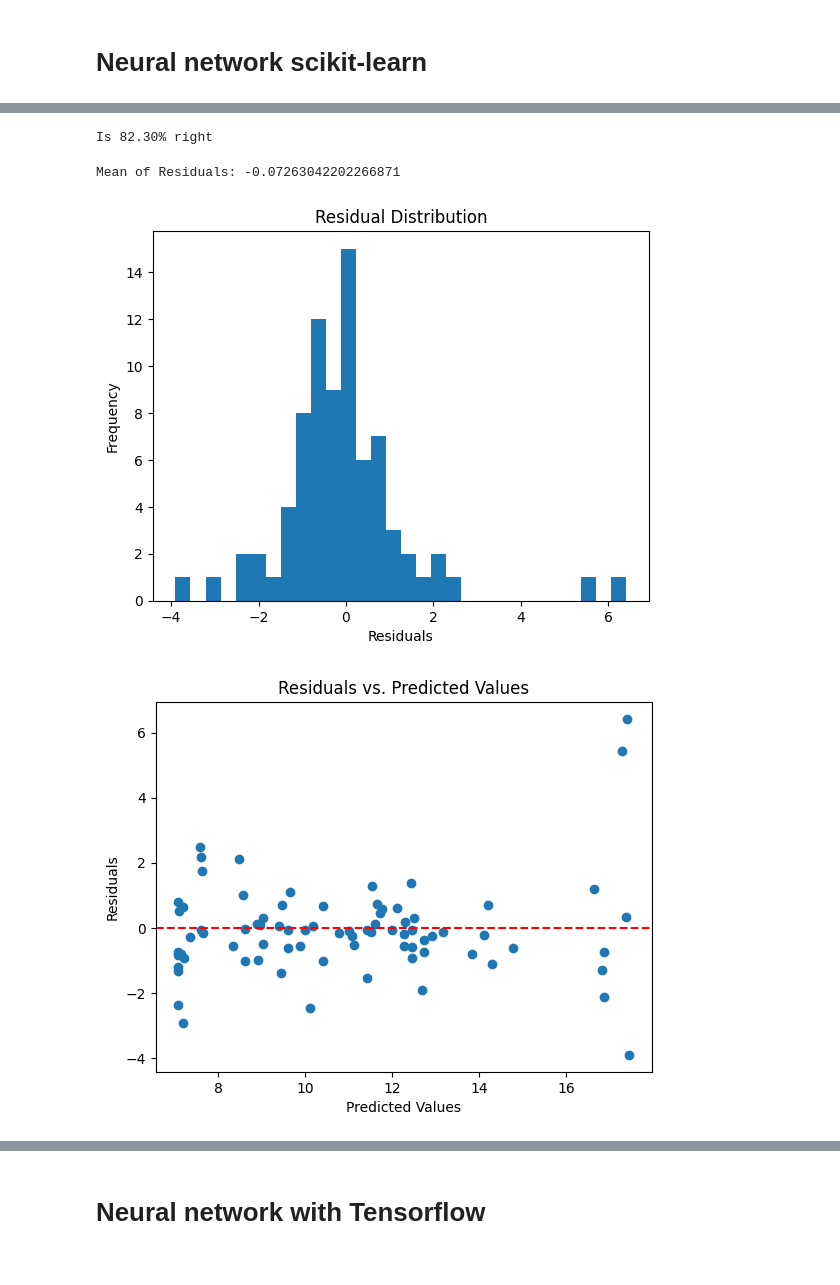
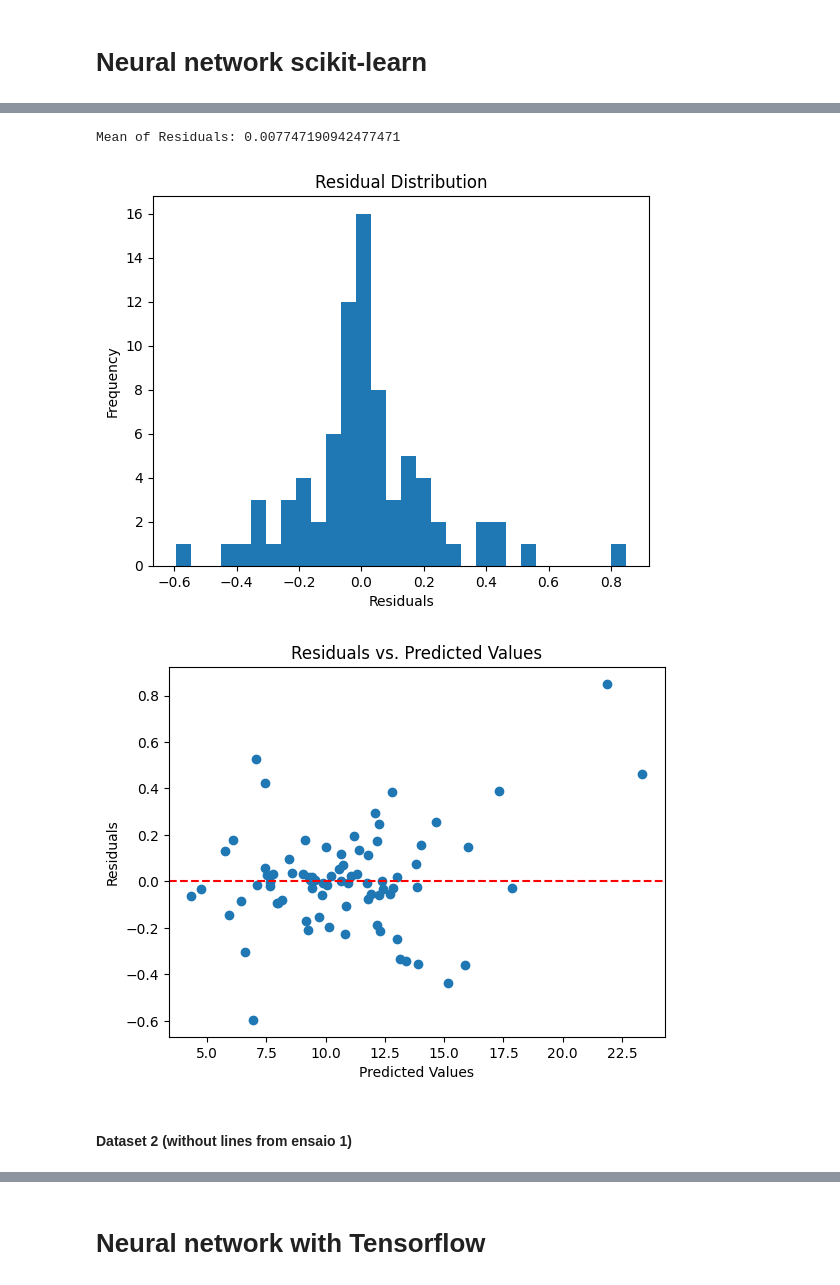
Before and after one commit to Raphael-Marchetti-Calciolari/projects-tcc-imt-2023, a Jupyter notebook: scripts/fixData.ipynb, the cells around one changed output, grey strips where cells are left out. Cells and saved outputs as stored; diff of their text form; code cells hidden in the pictures.

Commit message:
Adicionado teste em SVM Regressor, reorganizado nomes de variáveis e normalizado os dados

```diff
--- a/scripts/fixData.ipynb
+++ b/scripts/fixData.ipynb
@@ -77,8 +179,0 @@ strong multicollinearity or other numerical problems.
-# %%
-from sklearn.neural_network import MLPRegressor
-
-# Create the MLPRegressor and fit the data
-mlp = MLPRegressor()
-mlp.fit(X_, y_)
-
-mlp.score(X_, y_)
@@ -108,0 +217,9 @@ plt.show()
+# %%
+from sklearn.svm import SVR
+
+# Create the Support Vector Regressor and fit the data
+svm_model = SVR()
+svm_model.fit(df_1_X, df_1_y)
+
+score = svm_model.score(df_1_X, df_1_y)
+print(f'This model is {score*100:.2f}% right')
@@ -108,0 +230,10 @@ plt.show()
+# %%
+from sklearn.svm import SVR
+
+# Create the Support Vector Regressor and fit the data
+svm_model = SVR()
+svm_model.fit(df_2_X, df_2_y)
+
+
+score = svm_model.score(df_2_X, df_2_y)
+print(f'This model is {score*100:.2f}% right')
@@ -111,7 +246,7 @@ plt.show()
 # %%
 from sklearn.neural_network import MLPRegressor
 
-tries = int(1e3)
+tries = int(1e2)
 max_score = 0
 best_model = ''
 
@@ -121,17 +256,19 @@ for i in range(tries):
     mlp = MLPRegressor(
         hidden_layer_sizes=[50, 50, 50],
         activation='logistic',
-        max_iter=int(1e5))
+        max_iter=int(1e4))
 
     # Train the neural network
-    mlp.fit(X_, y_)
+    mlp.fit(df_1_X, df_1_y)
 
     # Make predictions on the test set
-    y_pred = mlp.predict(X_)
+    y_pred = mlp.predict(df_1_X)
 
-    score = mlp.score(X_, y_)
+    score = mlp.score(df_1_X, df_1_y)
     if (max_score < score):
         max_score = score
         best_model = mlp
+
+print(f'Is {max_score*100:.2f}% right')
 # %% [output]
 Progress: 0.00%
@@ -154,26 +279,24 @@ Progress: 97.50%
-# %%
-print(f'Is {max_score*100:.2f}% right')
-# %% [output]
-Is 82.30% right
 # %%
-residuals = y_ - best_model.predict(X_)
+residuals = df_1_y - best_model.predict(df_1_X)
 mean_residuals = np.mean(residuals)
 print("Mean of Residuals:", mean_residuals)
 # Plot histogram of residuals
 plt.hist(residuals, bins=30)
 plt.xlabel("Residuals")
 plt.ylabel("Frequency")
 plt.title("Residual Distribution")
 plt.show()
 # %% [output]
-Mean of Residuals: -0.07263042202266871
+Mean of Residuals: 0.007747190942477471
-[figure, old version]
+[figure, new version]
 # %%
-plt.scatter(best_model.predict(X_), residuals)
+plt.scatter(best_model.predict(df_1_X), residuals)
 plt.axhline(y=0, color='r', linestyle='--')
 plt.xlabel("Predicted Values")
 plt.ylabel("Residuals")
 plt.title("Residuals vs. Predicted Values")
 plt.show()
 # %% [output]
-[figure, old version]
+[figure, new version]
+# %% [markdown]
+#### Dataset 2 (without lines from ensaio 1)
```
Also changed, not shown: parts of 28 cells of this notebook.
